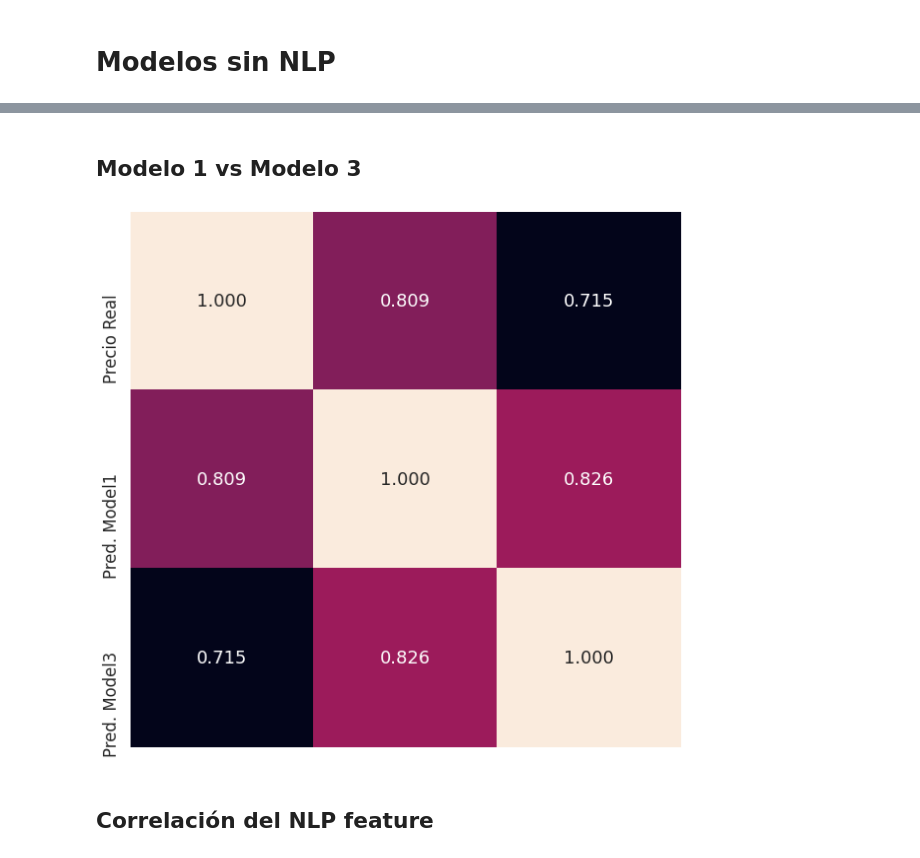
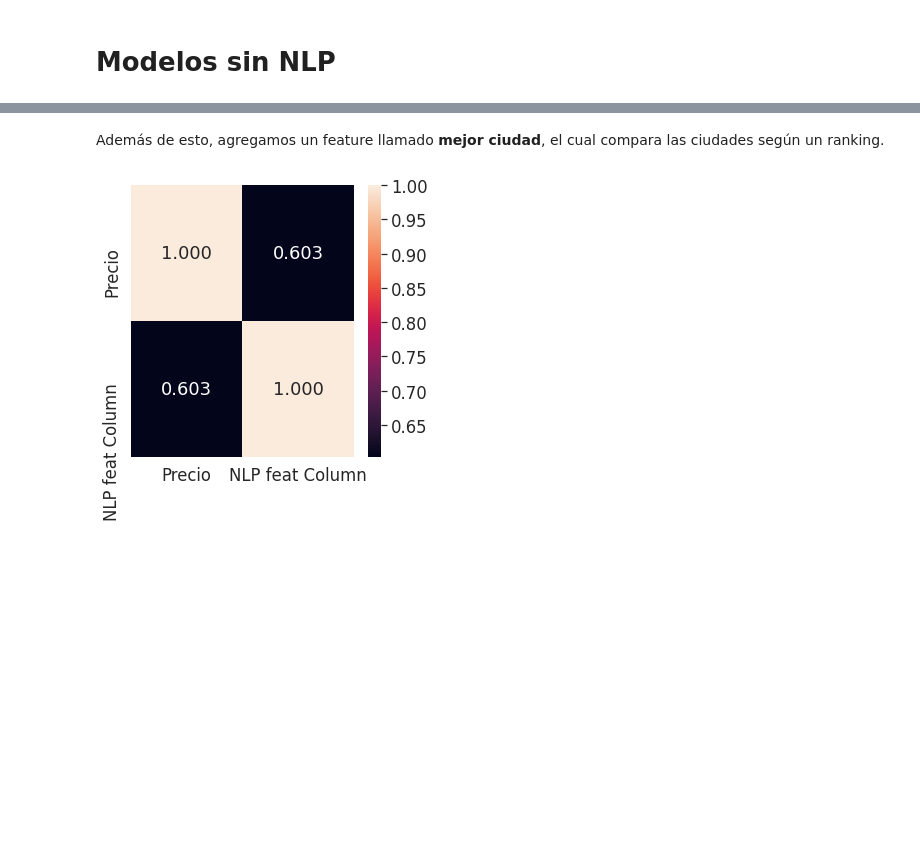
Before and after one commit to ToOrtner/Data-Analysis-properties, a Jupyter notebook: metnum-tp3-2020-1c/notebooks/exps.ipynb, the cells around one changed output, grey strips where cells are left out. Drawn from its saved outputs; the diff is of its cells as text; code cells hidden in the pictures; blank space fills up the shorter version.

```diff
--- a/metnum-tp3-2020-1c/notebooks/exps.ipynb
+++ b/metnum-tp3-2020-1c/notebooks/exps.ipynb
@@ -114,2 +104,0 @@ plt.savefig('../../Images/model1_vs_model2.png')
-# %% [markdown]
-## Modelo 1 vs Modelo 3
@@ -128,16 +105,15 @@ order_df['pred_mod2'] = pred_mod2
+# %% [markdown]
+Además de esto, agregamos un feature llamado **mejor ciudad**, el cual compara las ciudades según un ranking.
 # %%
-cm = np.corrcoef(order_df[['precio', 'pred_mod1', 'pred_mod2']].values.T)
+cm = np.corrcoef(nlpModel.df[['precio', 'nlp_feat_column']].dropna().values.T) **2
 sns.set(font_scale=1.5)
-fig, ax = plt.subplots(figsize=(10,10))
+fig, ax = plt.subplots(figsize=(5,5))
 hm = sns.heatmap(cm,
                 annot=True,
-                cbar=False,
                 fmt='.3f',
-                yticklabels=['Precio Real', 'Pred. Model1', 'Pred. Model3'],
-                xticklabels=['', '', ''],
+                yticklabels=['Precio', 'NLP feat Column'],
+                xticklabels=['Precio', 'NLP feat Column'],
                 ax=ax)
-plt.savefig('../../Images/model1_vs_model3.png')
+plt.savefig('../../Images/nlp_correlacion_precios.png')
 # %% [output]
-[figure, old version]
+[figure, new version]
-# %% [markdown]
-## Correlación del NLP feature
```
Also changed, not shown: parts of 15 cells of this notebook, 1 other file.
